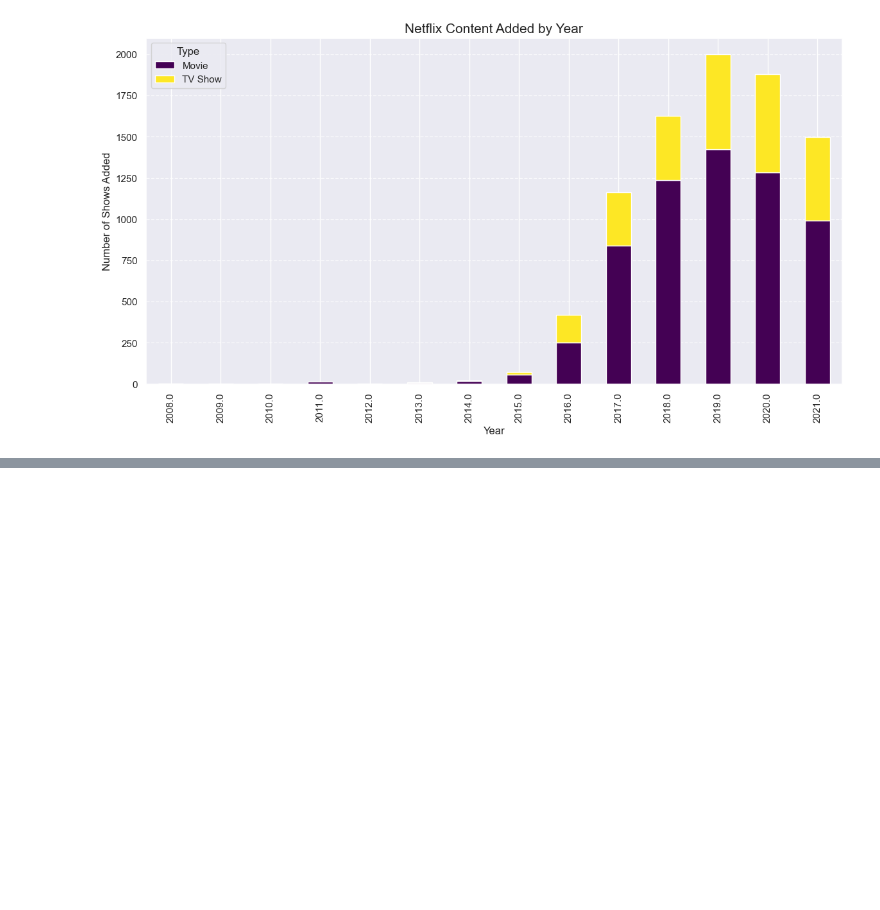
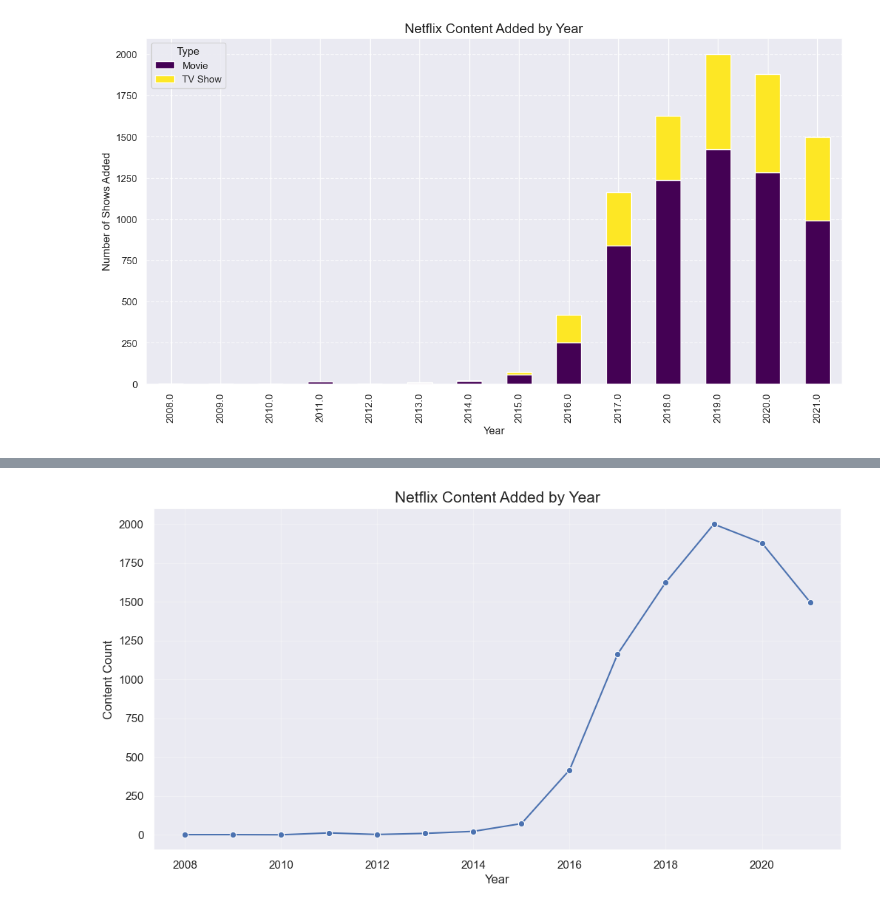
Before and after one commit to fluerasrux/netflix-analysis, a Jupyter notebook: NetflixDataAnalysis.ipynb, the cells around one changed output, grey strips where cells are left out. Drawn from its saved outputs; the diff is of its cells as text; code cells hidden in the pictures; blank space fills up the shorter version.

```diff
--- a/NetflixDataAnalysis.ipynb
+++ b/NetflixDataAnalysis.ipynb
@@ -114,0 +150,19 @@ plt.show()
+# %%
+# First convert date_added to datetime
+df['date_added'] = pd.to_datetime(df['date_added'], errors='coerce')
+
+# Extract year and create a count by year
+df['year_added'] = df['date_added'].dt.year
+yearly_content = df.groupby('year_added').size().reset_index(name='count')
+
+# Plot content added by year
+plt.figure(figsize=(12, 6))
+sns.lineplot(x='year_added', y='count', data=yearly_content, marker='o')
+plt.title('Netflix Content Added by Year', fontsize=15)
+plt.xlabel('Year', fontsize=12)
+plt.ylabel('Content Count', fontsize=12)
+plt.grid(True, alpha=0.3)
+plt.savefig('yearly_additions.png')
+plt.show()
+# %% [output]
+[figure, added]
```
Also changed, not shown: parts of 5 cells of this notebook, 4 other files.
